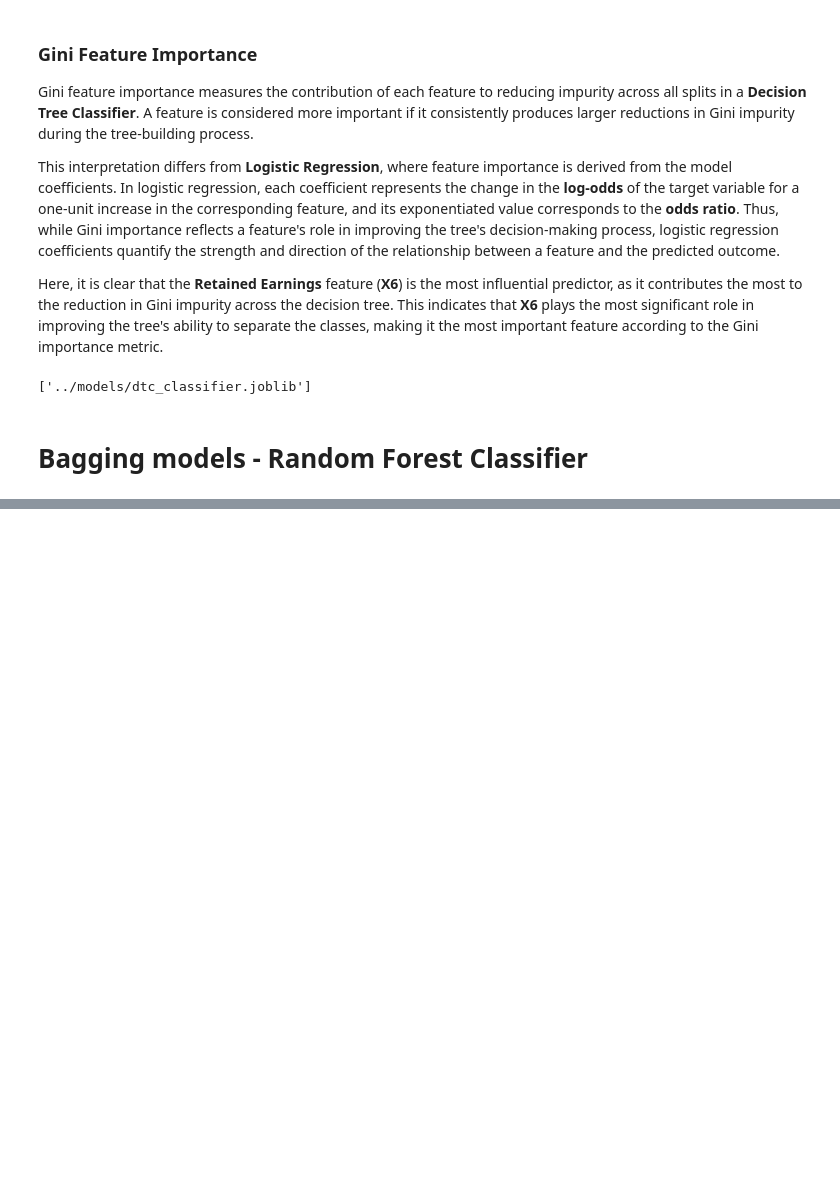
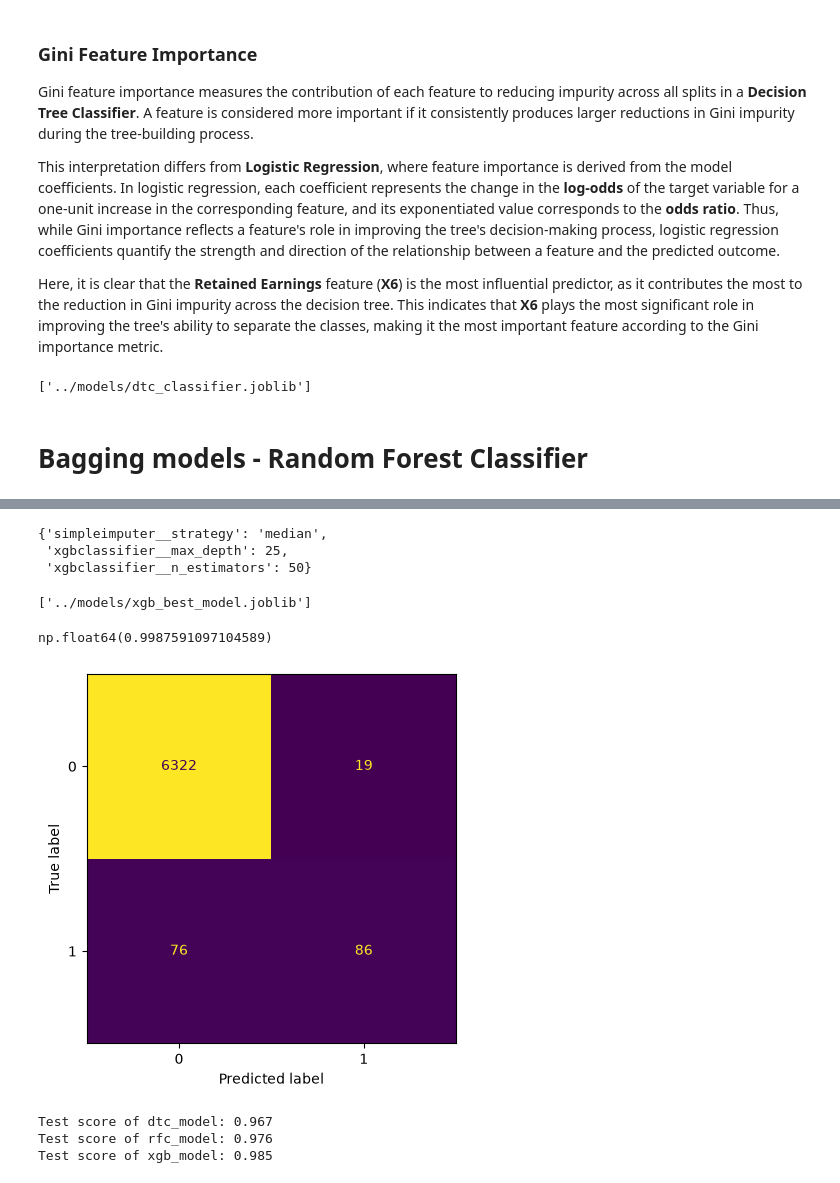
Before and after one commit to MohamedMohsen20501990/bankruptsy_in_poland_binary_classification, a Jupyter notebook: notebooks/main.ipynb, the cells around one changed output, grey strips where cells are left out. Saved outputs shown, nothing was run; the diff lists cells and outputs as text; code cells hidden in the pictures; blank space fills up the shorter version.

```diff
--- a/notebooks/main.ipynb
+++ b/notebooks/main.ipynb
@@ -290,0 +486,9 @@ joblib.dump(dtc_model_over, "../models/dtc_classifier.joblib")
+# %%
+from xgboost import XGBClassifier
+
+xgb_model = make_pipeline(
+    SimpleImputer(),
+    XGBClassifier()
+)
+
+xgb_model.fit(X_train_over, y_train_over)
@@ -290,0 +520,8 @@ joblib.dump(dtc_model_over, "../models/dtc_classifier.joblib")
+# %%
+# GridSearc for xgb_mdel
+params = {
+    "simpleimputer__strategy": ["mean", 'median'],
+    "xgbclassifier__max_depth": range(5,26,5),
+    "xgbclassifier__n_estimators": range(20,51,5)
+}
+params
@@ -290,0 +532,10 @@ joblib.dump(dtc_model_over, "../models/dtc_classifier.joblib")
+# %%
+xgb_gs_model = GridSearchCV(
+    xgb_model,
+    param_grid=params,
+    cv=5,
+    n_jobs=-1,
+    verbose=1
+)
+# %%
+xgb_gs_model.fit(X_train_over, y_train_over)
@@ -290,0 +572,35 @@ joblib.dump(dtc_model_over, "../models/dtc_classifier.joblib")
+# %%
+# xgb_model best parameters
+xgb_gs_model.best_params_
+# %% [output]
+{'simpleimputer__strategy': 'median',
+ 'xgbclassifier__max_depth': 25,
+ 'xgbclassifier__n_estimators': 50}
+# %%
+# xgb_model best score
+xgb_gs_model.best_estimator_
+
+# saving the best xgb model
+xgb_best_model = xgb_gs_model.best_estimator_
+joblib.dump(xgb_best_model, "../models/xgb_best_model.joblib")
+# %% [output]
+['../models/xgb_best_model.joblib']
+# %%
+# Best score
+xgb_gs_model.best_score_
+# %% [output]
+np.float64(0.9987591097104589)
+# %%
+# confusion matrix
+ConfusionMatrixDisplay.from_predictions(y_test, xgb_gs_model.predict(X_test),colorbar=False);
+# %% [output]
+[figure, added]
+# %%
+# Evaluating all models on the test set
+print(f"Test score of dtc_model: {round(dtc_model_over.score(X_test, y_test),3)}")
+print(f"Test score of rfc_model: {round(rfc_best_model.score(X_test, y_test),3)}")
+print(f"Test score of xgb_model: {round(xgb_gs_model.score(X_test, y_test),3)}")
+# %% [output]
+Test score of dtc_model: 0.967
+Test score of rfc_model: 0.976
+Test score of xgb_model: 0.985
```
Also changed, not shown: parts of 36 cells of this notebook.
